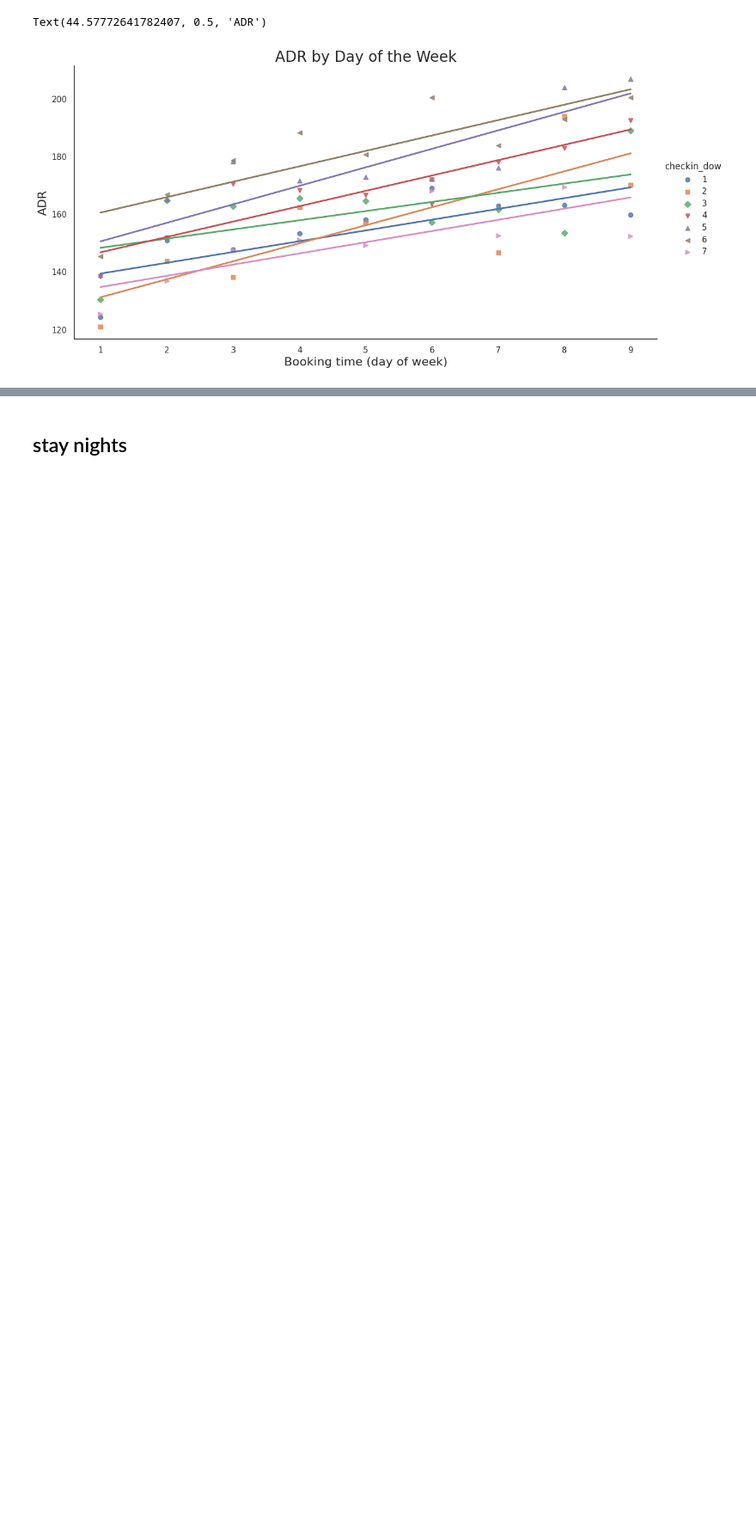
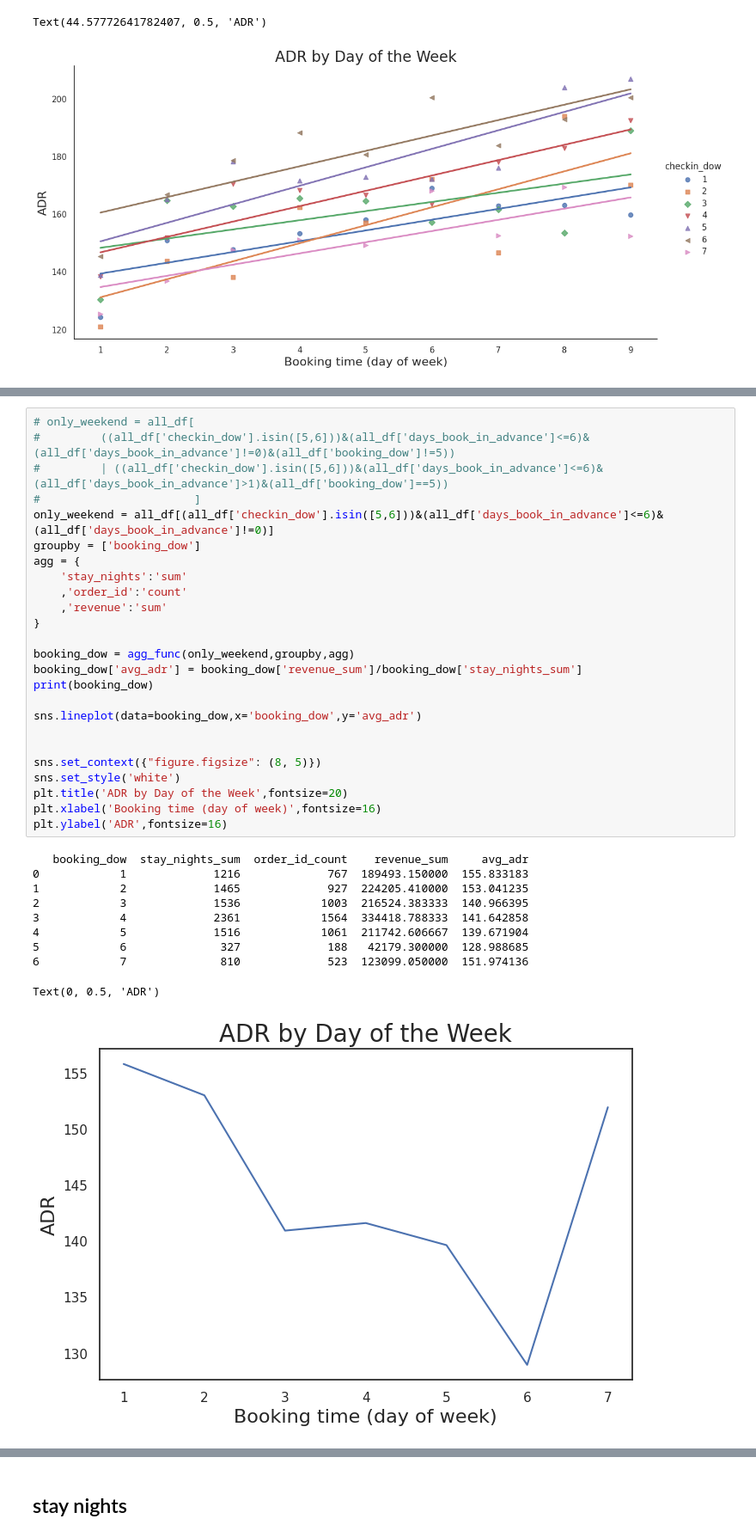
Before and after one commit to heimmer/profile, a Jupyter notebook: Case_Study.ipynb, the cells around one changed output, grey strips where cells are left out. Shown at 86% size. Saved outputs shown, nothing was run; the diff lists cells and outputs as text; blank space fills up the shorter version.

```diff
--- a/Case_Study.ipynb
+++ b/Case_Study.ipynb
@@ -941,0 +1018,36 @@ Text(44.57772641782407, 0.5, 'ADR')
+# %%
+# only_weekend = all_df[
+#         ((all_df['checkin_dow'].isin([5,6]))&(all_df['days_book_in_advance']<=6)&(all_df['days_book_in_advance']!=0)&(all_df['booking_dow']!=5))
+#         | ((all_df['checkin_dow'].isin([5,6]))&(all_df['days_book_in_advance']<=6)&(all_df['days_book_in_advance']>1)&(all_df['booking_dow']==5))
+#                       ]
+only_weekend = all_df[(all_df['checkin_dow'].isin([5,6]))&(all_df['days_book_in_advance']<=6)&(all_df['days_book_in_advance']!=0)]
+groupby = ['booking_dow']
+agg = {
+    'stay_nights':'sum'
+    ,'order_id':'count'
+    ,'revenue':'sum'
+}
+
+booking_dow = agg_func(only_weekend,groupby,agg)
+booking_dow['avg_adr'] = booking_dow['revenue_sum']/booking_dow['stay_nights_sum']
+print(booking_dow)
+
+sns.lineplot(data=booking_dow,x='booking_dow',y='avg_adr')
+
+
+sns.set_context({"figure.figsize": (8, 5)})
+sns.set_style('white')
+plt.title('ADR by Day of the Week',fontsize=20)
+plt.xlabel('Booking time (day of week)',fontsize=16)
+plt.ylabel('ADR',fontsize=16)
+# %% [output]
+   booking_dow  stay_nights_sum  order_id_count    revenue_sum     avg_adr
+0            1             1216             767  189493.150000  155.833183
+1            2             1465             927  224205.410000  153.041235
+2            3             1536            1003  216524.383333  140.966395
+3            4             2361            1564  334418.788333  141.642858
+4            5             1516            1061  211742.606667  139.671904
+5            6              327             188   42179.300000  128.988685
+6            7              810             523  123099.050000  151.974136
+Text(0, 0.5, 'ADR')
+[figure, added]
```
Also changed, not shown: parts of 25 cells of this notebook.
